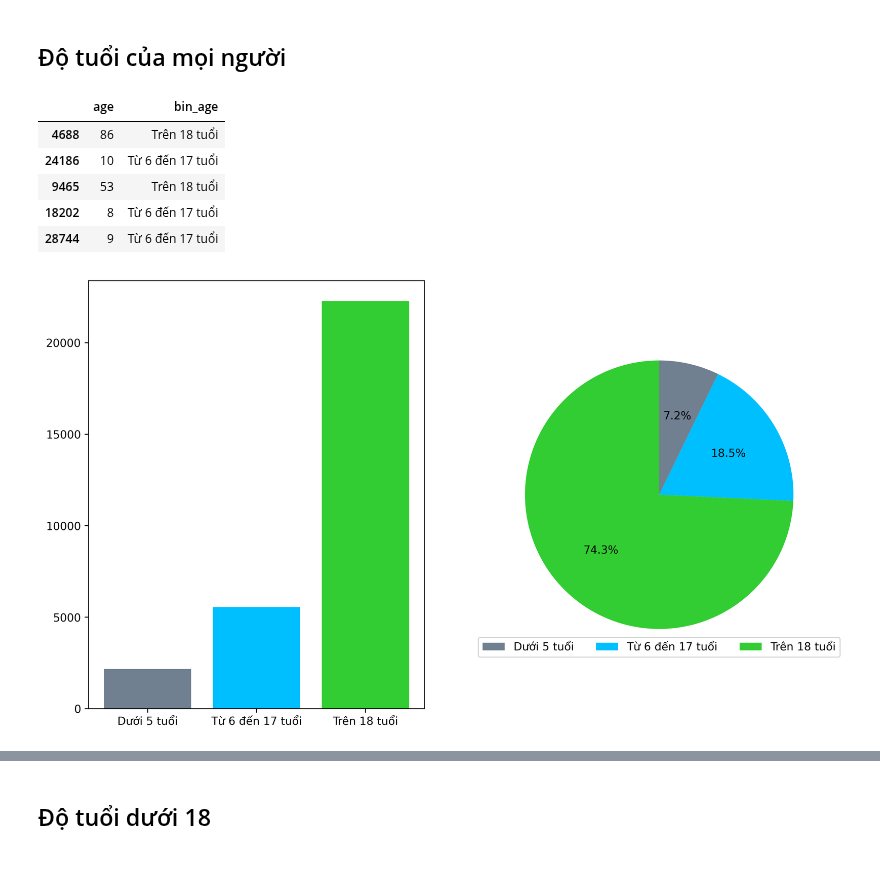
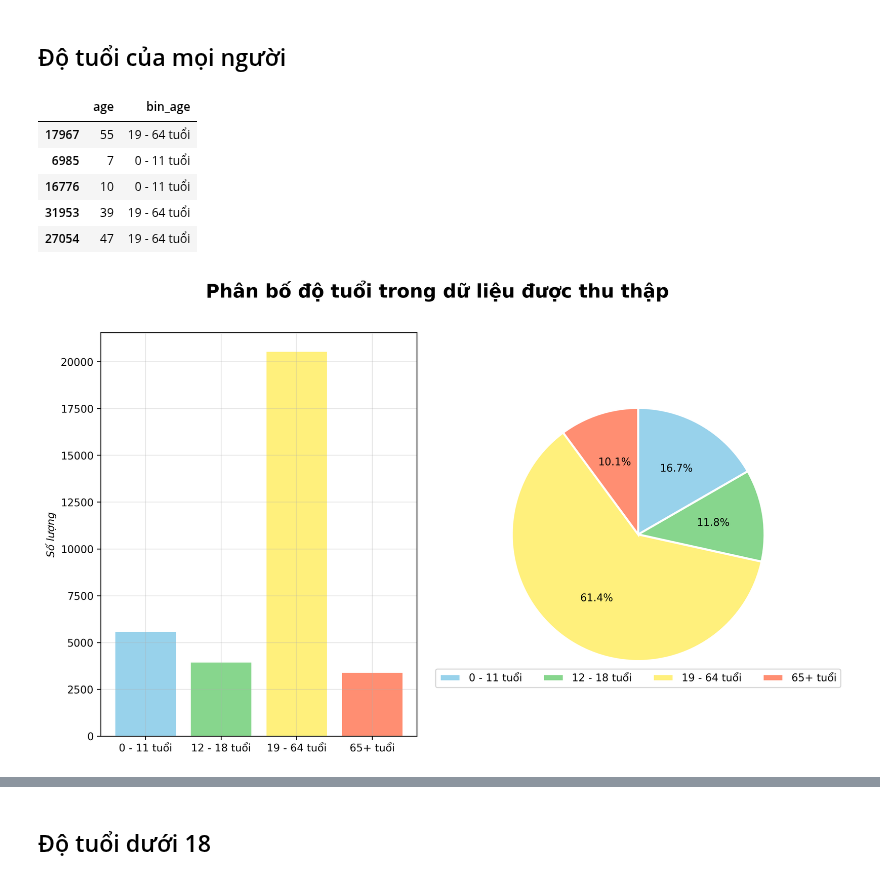
Before and after one commit to iam-Dylan/costa-rican-household, a Jupyter notebook: source/eda_DK.ipynb, the cells around one changed output, grey strips where cells are left out. Drawn from its saved outputs; the diff is of its cells as text; code cells hidden in the pictures.

```diff
--- a/source/eda_DK.ipynb
+++ b/source/eda_DK.ipynb
@@ -18,7 +18,7 @@ plt.rcParams['figure.dpi'] = 320 # 100 dpi hơi mờ nhé, chuẩn đăng bài F
 # %% [markdown]
 Đọc dữ liệu
 # %%
-train = pd.read_csv('../data/train_preprocessed_DK.csv')
+train = pd.read_csv('../data/train_preprocessed.csv')
 train.head()
 # %% [output]
 |  | Id | v2a1 | hacdor | rooms | hacapo | v14a | refrig | v18q | v18q1 | r4h1 | ... | ... |
@@ -31,5 +31,5 @@ train.head()
 # %%
-test = pd.read_csv('../data/test_preprocessed_DK.csv')
+test = pd.read_csv('../data/test_preprocessed.csv')
 test.head()
 # %% [output]
 |  | Id | v2a1 | hacdor | rooms | hacapo | v14a | refrig | v18q | v18q1 | r4h1 | ... | ... |
@@ -48,29 +48,38 @@ all_data = pd.concat((train, test)).reset_index(drop=True)
 # %%
 age_data = all_data[['age']].copy()
 age_data['bin_age'] = age_data['age']
-age_data.loc[age_data['age'] < 12, 'bin_age'] = 'Dưới 12 tuổi'
-age_data.loc[age_data['age'] > 18, 'bin_age'] = 'Trên 18 tuổi'
-age_data.loc[(age_data['age'] >= 12) & (age_data['age'] <= 18), 'bin_age'] = 'Từ 12 đến 18 tuổi'
+age_data.loc[age_data['age'] < 12, 'bin_age'] = '0 - 11 tuổi'
+age_data.loc[(age_data['age'] >= 12) & (age_data['age'] <= 18), 'bin_age'] = '12 - 18 tuổi'
+age_data.loc[(age_data['age'] > 18) & (age_data['age'] < 65), 'bin_age'] = '19 - 64 tuổi'
+age_data.loc[age_data['age'] >= 65, 'bin_age'] = '65+ tuổi'
 age_data.sample(5)
 # %% [output]
 |  | age | bin_age |
-| 4688 | 86 | Trên 18 tuổi |
-| 24186 | 10 | Từ 6 đến 17 tuổi |
-| 9465 | 53 | Trên 18 tuổi |
-| 18202 | 8 | Từ 6 đến 17 tuổi |
-| 28744 | 9 | Từ 6 đến 17 tuổi |
+| 17967 | 55 | 19 - 64 tuổi |
+| 6985 | 7 | 0 - 11 tuổi |
+| 16776 | 10 | 0 - 11 tuổi |
+| 31953 | 39 | 19 - 64 tuổi |
+| 27054 | 47 | 19 - 64 tuổi |
 # %%
-age_count = age_data['bin_age'].value_counts(ascending=True).to_frame(name='value')
-age_count['color'] = ['slategray', 'deepskyblue', 'limegreen']
+age_count = age_data['bin_age'].value_counts().sort_index().to_frame(name='value')
+age_count['color'] = ['#98d2eb', '#87D68D', '#fff07c', '#FF8E72']
 
 # Plot the bar chart and pie chart in the same subplot for 'age' column
 fig, (ax_bar, ax_pie) = plt.subplots(1, 2)
+
 ax_bar.bar(age_count.index, age_count.value, color=age_count['color']);
+ax_bar.grid(alpha=0.3)
+ax_bar.set_ylabel('Số lượng', style='italic')
+
 ax_pie.pie(age_count.value,
            labels=age_count.index, labeldistance=None,
            colors=age_count['color'],
+           wedgeprops = {"edgecolor" : "white", 'linewidth': 2, 'antialiased': True},
            autopct='%1.1f%%', pctdistance=.6,
            startangle=90, counterclock=False);
-ax_pie.legend(loc='lower center', ncol=3);
+
+ax_pie.legend(loc='lower center', ncol=4);
+
+plt.suptitle('Phân bố độ tuổi trong dữ liệu được thu thập', weight='bold', fontsize=18);
 # %% [output]
-[figure, old version]
+[figure, new version]
```
Also changed, not shown: parts of 14 cells of this notebook.
